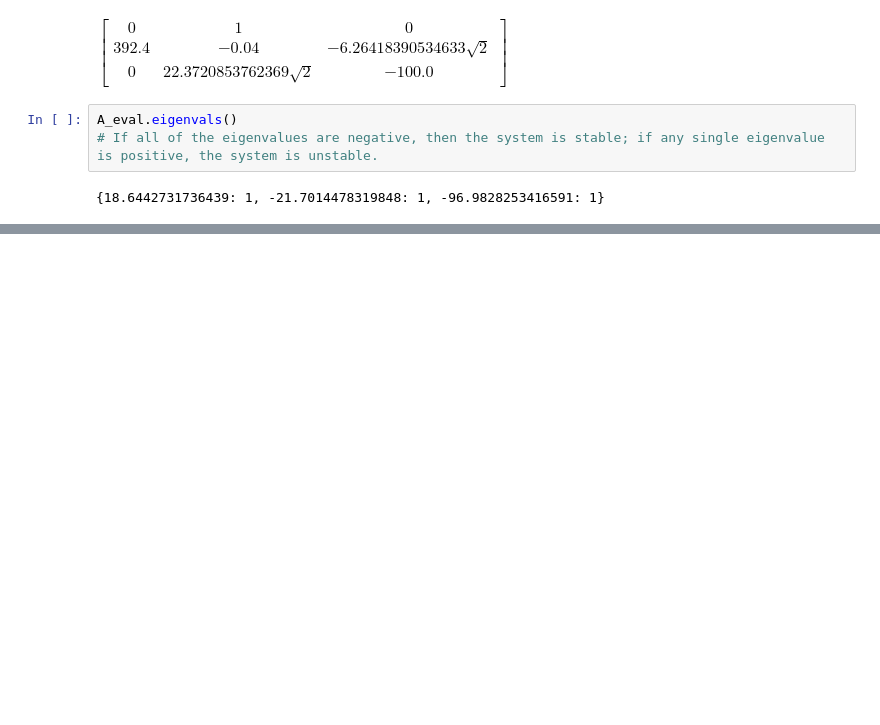
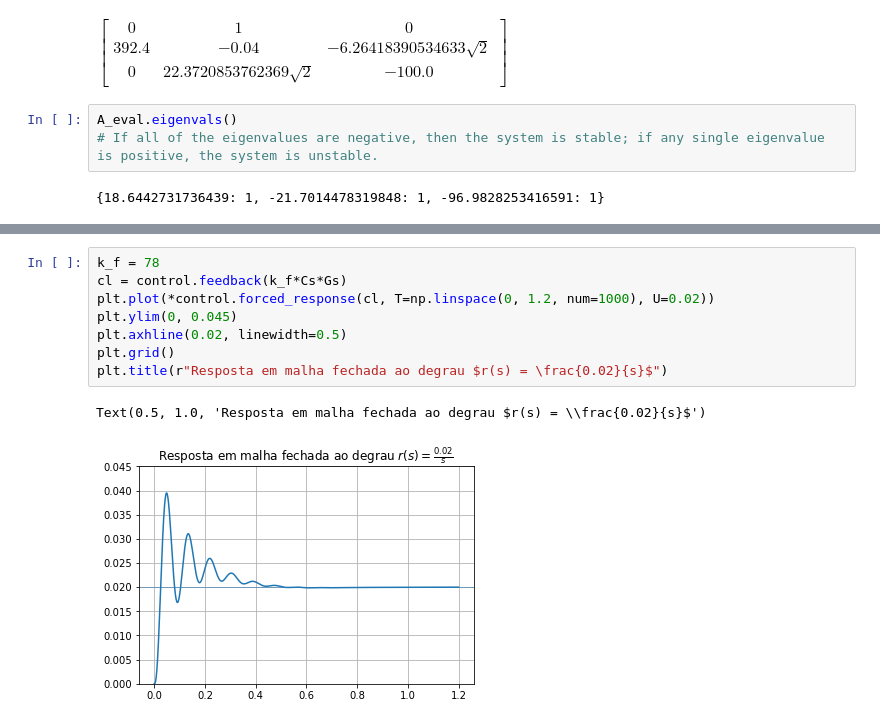
Before and after one commit to MuelasU/projeto_controle, a Jupyter notebook: desenvolvimento.ipynb, the cells around one changed output, grey strips where cells are left out. Cells and saved outputs as stored; diff of their text form; blank space fills up the shorter version.

```diff
--- a/desenvolvimento.ipynb
+++ b/desenvolvimento.ipynb
@@ -47,0 +108,11 @@ A_eval.eigenvals()
+# %%
+k_f = 78
+cl = control.feedback(k_f*Cs*Gs)
+plt.plot(*control.forced_response(cl, T=np.linspace(0, 1.2, num=1000), U=0.02))
+plt.ylim(0, 0.045)
+plt.axhline(0.02, linewidth=0.5)
+plt.grid()
+plt.title(r"Resposta em malha fechada ao degrau $r(s) = \frac{0.02}{s}$")
+# %% [output]
+Text(0.5, 1.0, 'Resposta em malha fechada ao degrau $r(s) = \\frac{0.02}{s}$')
+[figure, added]
```
Also changed, not shown: parts of 19 cells of this notebook, 2 other files.
